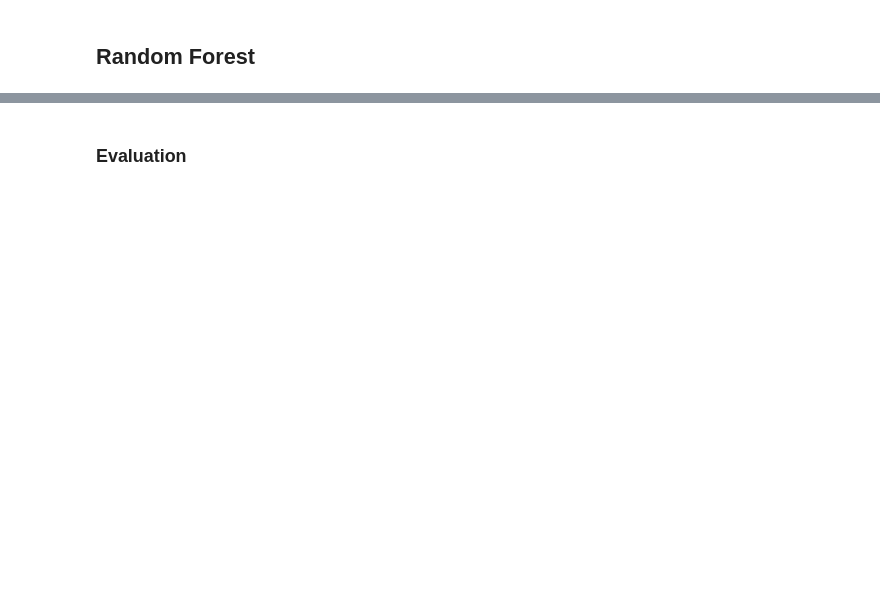
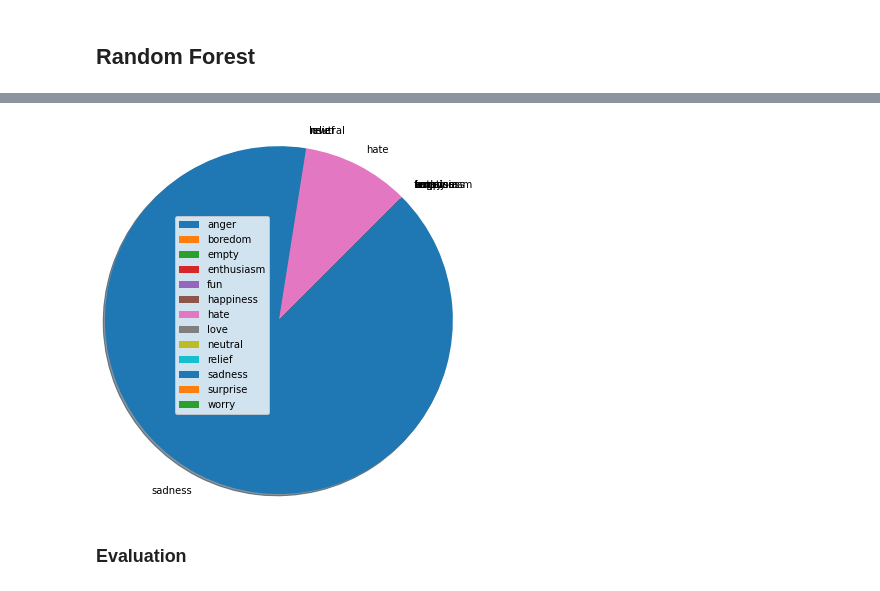
Before and after one commit to Jeyramana/NLP, a Jupyter notebook: EmotionText.ipynb, the cells around one changed output, grey strips where cells are left out. Saved outputs shown, nothing was run; the diff lists cells and outputs as text; code cells hidden in the pictures; blank space fills up the shorter version.

```diff
--- a/EmotionText.ipynb
+++ b/EmotionText.ipynb
@@ -507,2 +552,9 @@ plot_confusion_matrix(clf_NB, X_test, y_test)
+# %%
+# Plotting classes and probability from the prediciton results
+plt.pie(predict_proba, labels=classes.tolist(), startangle=45, shadow=True, radius=2)
+plt.legend()
+plt.show()
+# %% [output]
+[figure, added]
 # %% [markdown]
 ### Evaluation
```
Also changed, not shown: parts of 12 cells of this notebook.
